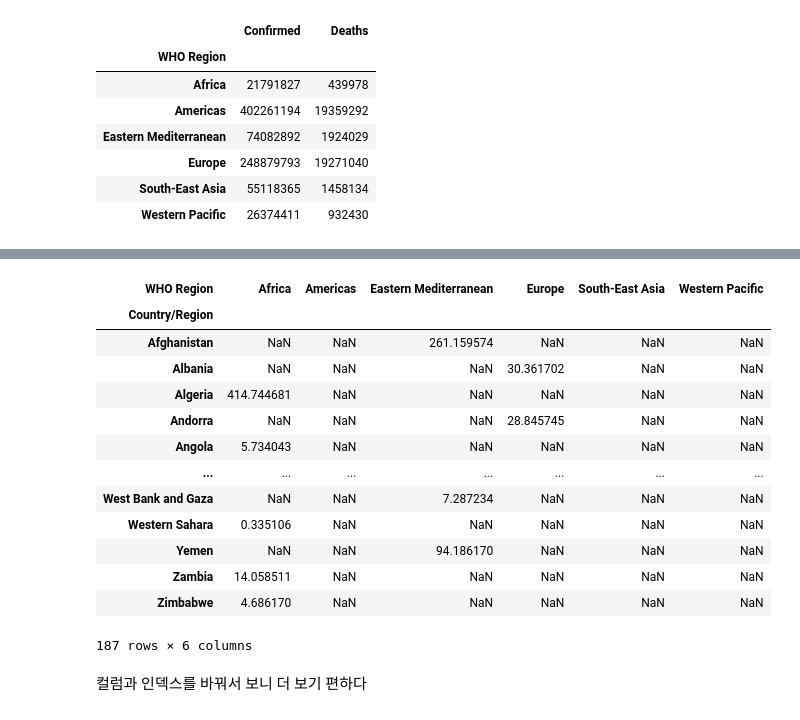
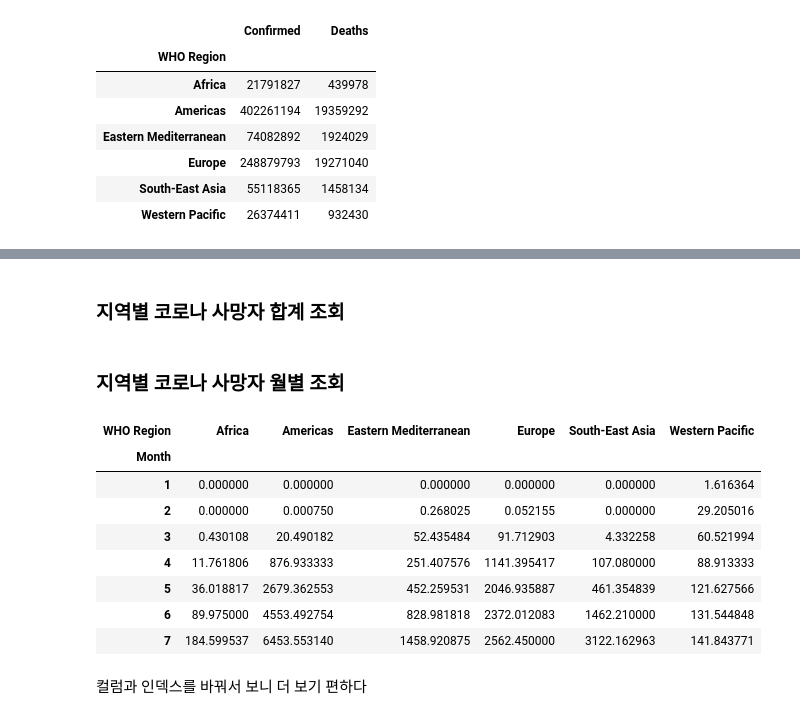
Before and after one commit to boramkim0514/110, a Jupyter notebook: Global_COVID_19_Impact.ipynb, the cells around one changed output, grey strips where cells are left out. Cells and saved outputs as stored; diff of their text form; code cells hidden in the pictures.

```diff
--- a/Global_COVID_19_Impact.ipynb
+++ b/Global_COVID_19_Impact.ipynb
@@ -14,8 +15,8 @@ Drive already mounted at /content/drive; to attempt to forcibly remount, call dr
 # %% [markdown]
 Load Data
 # %%
-df = pd.read_csv("/content/covid_19_clean_complete.csv")
-df.head(30)
+df = pd.read_csv("/content/covid_19_clean_complete(1).csv")
+df
 # %% [output]
 |  | Province/State | Country/Region | Lat | Long | Date | Confirmed | Deaths | Recovered | Active | ... |
 | 0 | NaN | Afghanistan | 33.939110 | 67.709953 | 2020-01-22 | 0 | 0 | 0 | 0 | ... |
@@ -135,5 +129,5 @@ memory usage: 4.9+ MB
 # %%
-df['Year'] = df['Date'].dt.year
+#df['Year'] = df['Date'].dt.year
 df['Month'] = df['Date'].dt.month
 df['Day'] = df['Date'].dt.day
 # %%
@@ -167,0 +158,2 @@ memory usage: 4.9+ MB
+# %%
+df.drop(['Province/State'], axis=1, inplace=True)
@@ -167,0 +162,2 @@ memory usage: 4.9+ MB
+# %%
+df.drop(['Lat','Long'], axis=1, inplace=True)
@@ -289,0 +413,2 @@ plt.show()
+# %% [markdown]
+### 지역별 코로나 사망자 합계 조회
@@ -289,0 +421,2 @@ plt.show()
+# %% [markdown]
+###  지역별 코로나 사망자 월별 조회
@@ -290,25 +429,19 @@ plt.show()
 # %%
-import numpy as np
 pd.pivot_table(
     df, #사용할 데이터 프레임
-    index=["Country/Region"],  #나라별로 보고 싶어서 선택한 인덱스
-    columns="WHO Region",  #규모구분의 값인 WHO Region 컬럼명이 됨
-    values="Deaths") #사망자 수
+    index=["Month"],  #나라별로 보고 싶어서 선택한 인덱스 #날짜
+    columns="WHO Region",  #규모구분의 값인 WHO Region 컬럼명이 됨  #확진자
+    values="Deaths") #확진자 수   #사망자
 # %% [output]
 | WHO Region | Africa | Americas | Eastern Mediterranean | Europe | South-East Asia | Western Pacific |
-| Country/Region |  |  |  |  |  |  |
-| Afghanistan | NaN | NaN | 261.159574 | NaN | NaN | NaN |
-| Albania | NaN | NaN | NaN | 30.361702 | NaN | NaN |
-| Algeria | 414.744681 | NaN | NaN | NaN | NaN | NaN |
-| Andorra | NaN | NaN | NaN | 28.845745 | NaN | NaN |
-| Angola | 5.734043 | NaN | NaN | NaN | NaN | NaN |
-| ... | ... | ... | ... | ... | ... | ... |
-| West Bank and Gaza | NaN | NaN | 7.287234 | NaN | NaN | NaN |
-| Western Sahara | 0.335106 | NaN | NaN | NaN | NaN | NaN |
-| Yemen | NaN | NaN | 94.186170 | NaN | NaN | NaN |
-| Zambia | 14.058511 | NaN | NaN | NaN | NaN | NaN |
-| Zimbabwe | 4.686170 | NaN | NaN | NaN | NaN | NaN |
+| Month |  |  |  |  |  |  |
+| 1 | 0.000000 | 0.000000 | 0.000000 | 0.000000 | 0.000000 | 1.616364 |
+| 2 | 0.000000 | 0.000750 | 0.268025 | 0.052155 | 0.000000 | 29.205016 |
+| 3 | 0.430108 | 20.490182 | 52.435484 | 91.712903 | 4.332258 | 60.521994 |
+| 4 | 11.761806 | 876.933333 | 251.407576 | 1141.395417 | 107.080000 | 88.913333 |
+| 5 | 36.018817 | 2679.362553 | 452.259531 | 2046.935887 | 461.354839 | 121.627566 |
+| 6 | 89.975000 | 4553.492754 | 828.981818 | 2372.012083 | 1462.210000 | 131.544848 |
+| 7 | 184.599537 | 6453.553140 | 1458.920875 | 2562.450000 | 3122.162963 | 141.843771 |
-187 rows × 6 columns
 # %% [markdown]
 컬럼과 인덱스를 바꿔서 보니 더 보기 편하다
 # %%
```
Also changed, not shown: parts of 75 cells of this notebook.
